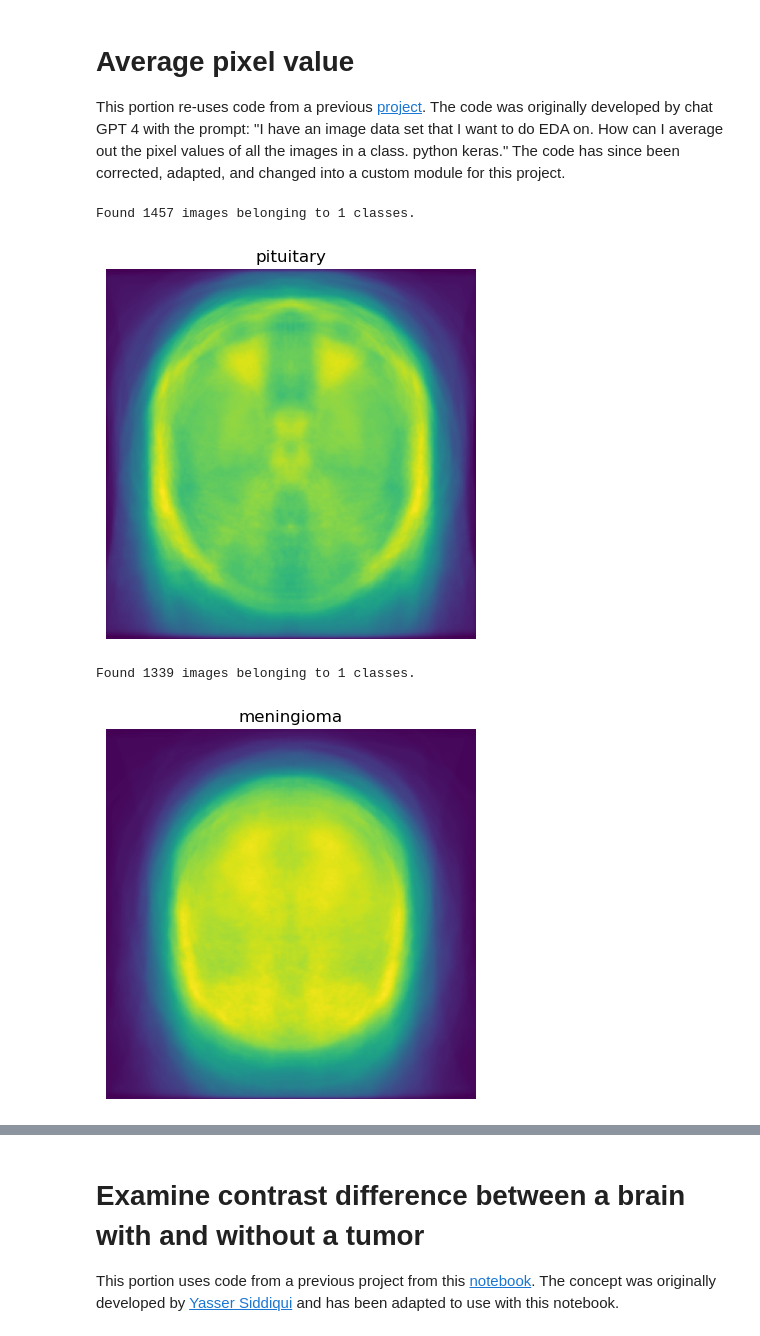
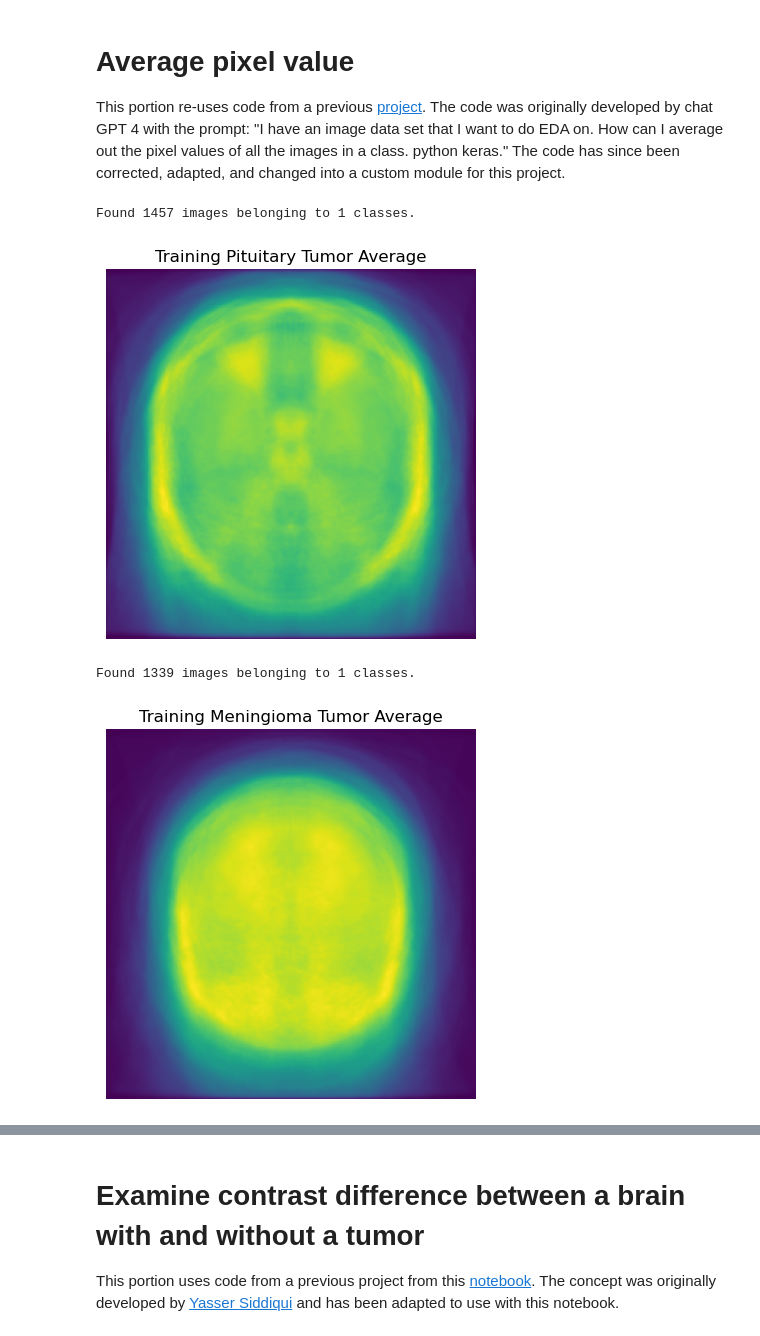
Before and after one commit to DerikVo/Brain_tumor_classification, a Jupyter notebook: Notebooks/01_EDA.ipynb, the cells around one changed output, grey strips where cells are left out. Saved outputs shown, nothing was run; the diff lists cells and outputs as text; code cells hidden in the pictures.

Commit message:
created a class for images and created a function for contrast

```diff
--- a/Notebooks/01_EDA.ipynb
+++ b/Notebooks/01_EDA.ipynb
@@ -55,19 +55,21 @@ pituitary has 300 files
 # Average pixel value
 This portion re-uses code from a previous [project](https://github.com/DerikVo/DSI_project_4_plant_disease/blob/main/notebooks/01_Potato_PlantVillageEDA.ipynb). The code was originally developed by chat GPT 4 with the prompt:  "I have an image data set that I want to do EDA on. How can I average out the pixel values of all the images in a class. python keras." The code has since been corrected, adapted, and changed into a custom module for this project.
 # %%
-pituitary_tumor = eda.avg_images(train_dataset, 'pituitary')
-plt.title('pituitary')
+pituitary_tumor  = eda.Image(train_dataset, 'Pituitary')
+pituitary_image = pituitary_tumor.avg_images()
+plt.title(f'Training Pituitary Tumor Average')
 plt.axis('off')
-plt.imshow(pituitary_tumor);
+plt.imshow(pituitary_image);
 # %% [output]
 Found 1457 images belonging to 1 classes.
-[figure, old version]
+[figure, new version]
 # %%
-meningioma_tumor = eda.avg_images(train_dataset, f'meningioma')
-plt.title(f'meningioma')
+meningioma_tumor = eda.Image(train_dataset, 'meningioma')
+meningioma_image = meningioma_tumor.avg_images()
+plt.title('Training Meningioma Tumor Average')
 plt.axis('off')
-plt.imshow(meningioma_tumor);
+plt.imshow(meningioma_image);
 # %% [output]
 Found 1339 images belonging to 1 classes.
-[figure, old version]
+[figure, new version]
 # %%
```
Also changed, not shown: parts of 13 cells of this notebook, 1 other file.
